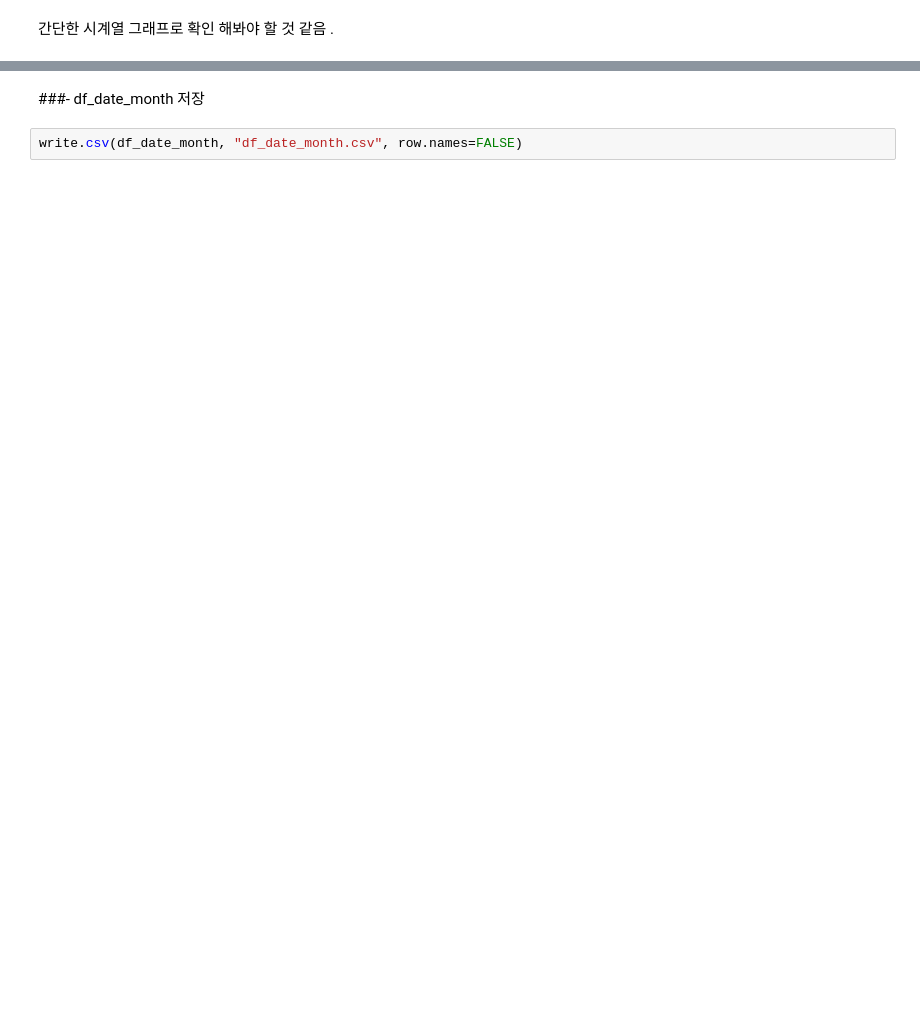
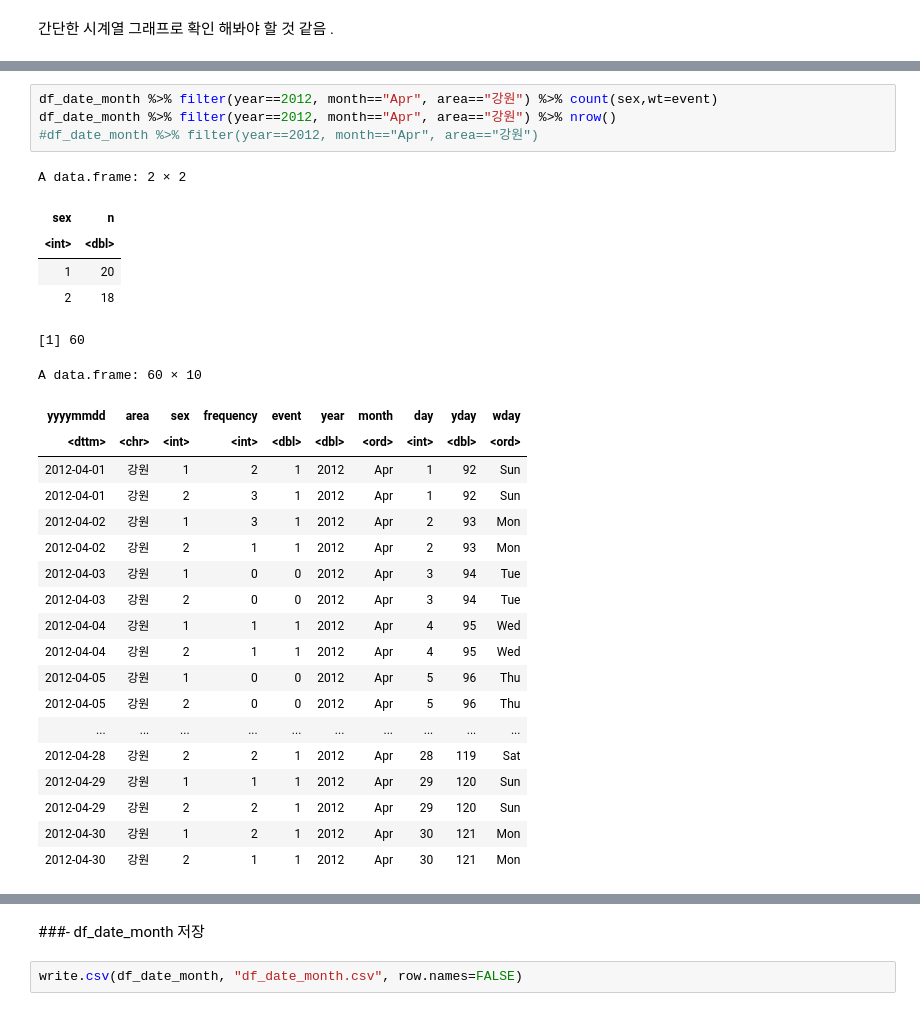
Before and after one commit to min02yam/Prediction-of-Cardiovascular-Disease-Incidence-using-machine-learning, a Jupyter notebook: hospital_Eda.ipynb, the cells around one changed output, grey strips where cells are left out. Drawn from its saved outputs; the diff is of its cells as text; blank space fills up the shorter version.

```diff
--- a/hospital_Eda.ipynb
+++ b/hospital_Eda.ipynb
@@ -392,0 +568,30 @@ xtabs(frequency~month, df_date_month)
+# %%
+df_date_month %>% filter(year==2012, month=="Apr", area=="강원") %>% count(sex,wt=event)
+df_date_month %>% filter(year==2012, month=="Apr", area=="강원") %>% nrow()
+#df_date_month %>% filter(year==2012, month=="Apr", area=="강원")
+# %% [output]
+A data.frame: 2 × 2
+| sex | n |
+| <int> | <dbl> |
+| 1 | 20 |
+| 2 | 18 |
+[1] 60
+A data.frame: 60 × 10
+| yyyymmdd | area | sex | frequency | event | year | month | day | yday | wday |
+| <dttm> | <chr> | <int> | <int> | <dbl> | <dbl> | <ord> | <int> | <dbl> | <ord> |
+| 2012-04-01 | 강원 | 1 | 2 | 1 | 2012 | Apr | 1 | 92 | Sun |
+| 2012-04-01 | 강원 | 2 | 3 | 1 | 2012 | Apr | 1 | 92 | Sun |
+| 2012-04-02 | 강원 | 1 | 3 | 1 | 2012 | Apr | 2 | 93 | Mon |
+| 2012-04-02 | 강원 | 2 | 1 | 1 | 2012 | Apr | 2 | 93 | Mon |
+| 2012-04-03 | 강원 | 1 | 0 | 0 | 2012 | Apr | 3 | 94 | Tue |
+| 2012-04-03 | 강원 | 2 | 0 | 0 | 2012 | Apr | 3 | 94 | Tue |
+| 2012-04-04 | 강원 | 1 | 1 | 1 | 2012 | Apr | 4 | 95 | Wed |
+| 2012-04-04 | 강원 | 2 | 1 | 1 | 2012 | Apr | 4 | 95 | Wed |
+| 2012-04-05 | 강원 | 1 | 0 | 0 | 2012 | Apr | 5 | 96 | Thu |
+| 2012-04-05 | 강원 | 2 | 0 | 0 | 2012 | Apr | 5 | 96 | Thu |
+| ... | ... | ... | ... | ... | ... | ... | ... | ... | ... |
+| 2012-04-28 | 강원 | 2 | 2 | 1 | 2012 | Apr | 28 | 119 | Sat |
+| 2012-04-29 | 강원 | 1 | 1 | 1 | 2012 | Apr | 29 | 120 | Sun |
+| 2012-04-29 | 강원 | 2 | 2 | 1 | 2012 | Apr | 29 | 120 | Sun |
+| 2012-04-30 | 강원 | 1 | 2 | 1 | 2012 | Apr | 30 | 121 | Mon |
+| 2012-04-30 | 강원 | 2 | 1 | 1 | 2012 | Apr | 30 | 121 | Mon |
```
Also changed, not shown: parts of 45 cells of this notebook.
